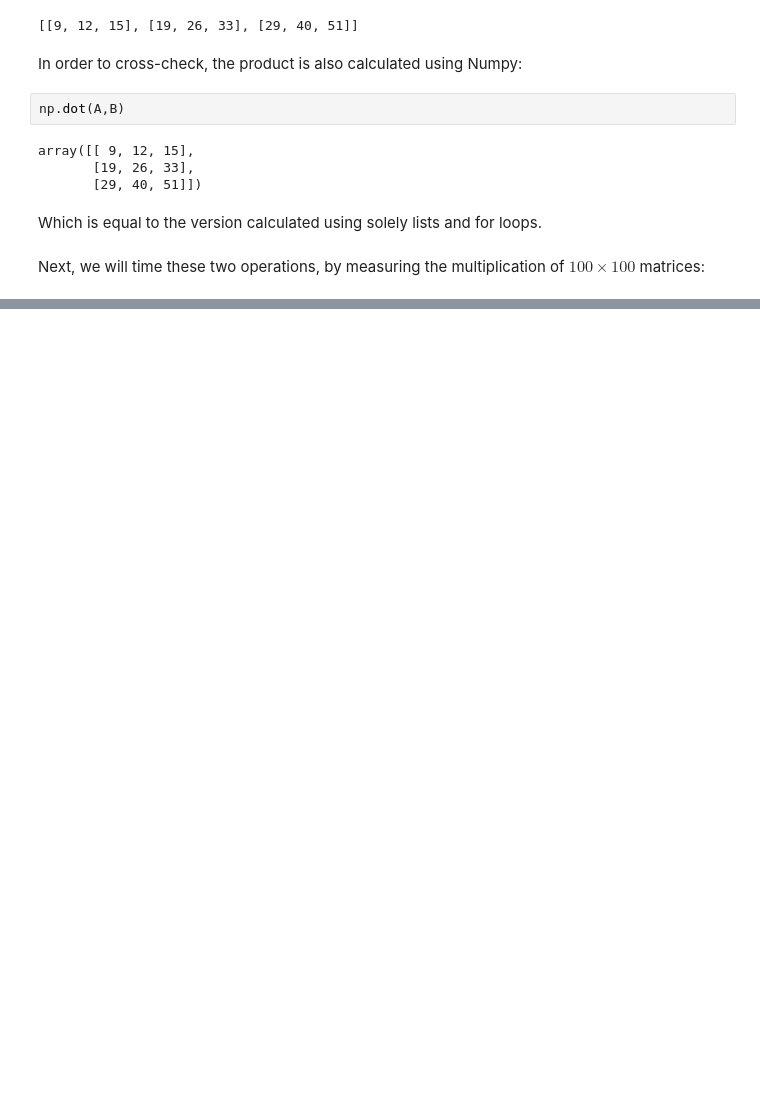
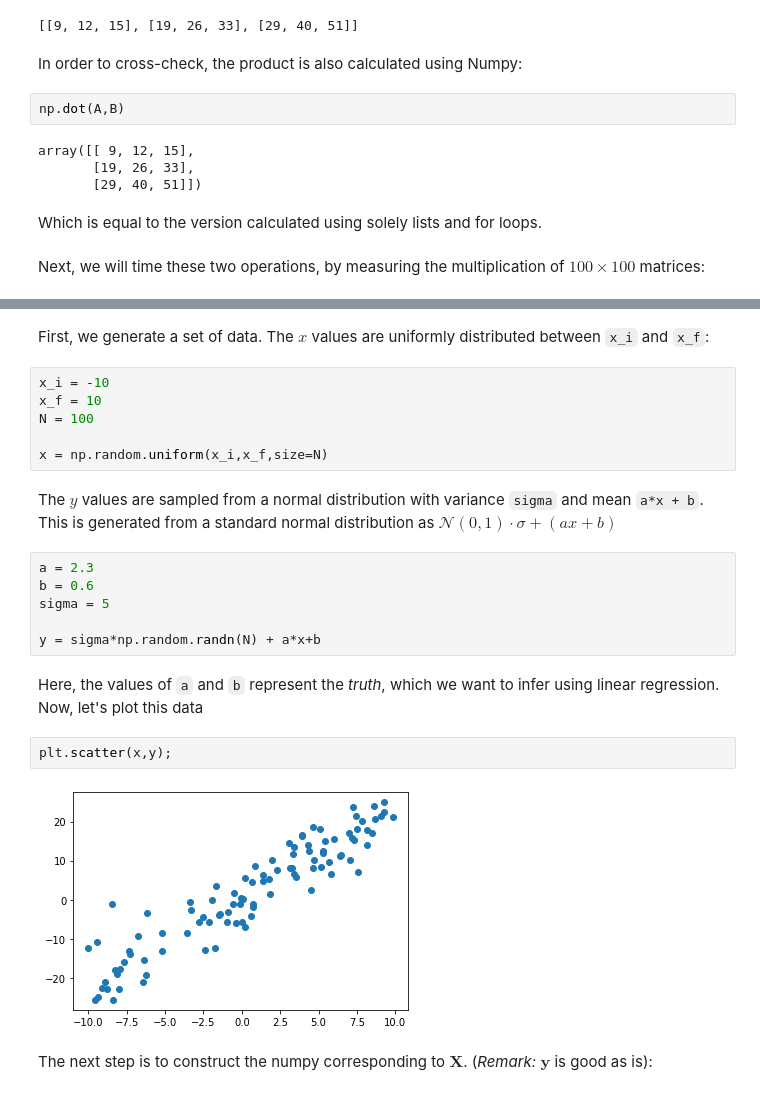
Before and after one commit to osuranyi/UdemyCourses, a Jupyter notebook: NumpyStack/Section2_Numpy.ipynb, the cells around one changed output, grey strips where cells are left out. Saved outputs shown, nothing was run; the diff lists cells and outputs as text; blank space fills up the shorter version.

Commit message:
NumPy stack courses updated - Section 2, linear regression added

```diff
--- a/NumpyStack/Section2_Numpy.ipynb
+++ b/NumpyStack/Section2_Numpy.ipynb
@@ -667,0 +750,24 @@ We found that numpy is much more faster, around a factor of 1000!
+# %% [markdown]
+First, we generate a set of data. The $x$ values are uniformly distributed between `x_i` and `x_f`:
+# %%
+x_i = -10
+x_f = 10
+N = 100
+
+x = np.random.uniform(x_i,x_f,size=N)
+# %% [markdown]
+The $y$ values are sampled from a normal distribution with variance `sigma` and mean `a*x + b`. This is generated from a standard normal distribution as $\mathcal{N}(0,1) \cdot \sigma + (ax+b)$
+# %%
+a = 2.3
+b = 0.6
+sigma = 5
+
+y = sigma*np.random.randn(N) + a*x+b
+# %% [markdown]
+Here, the values of `a` and `b` represent the *truth*, which we want to infer using linear regression. Now, let's plot this data
+# %%
+plt.scatter(x,y);
+# %% [output]
+[figure, added]
+# %% [markdown]
+The next step is to construct the numpy corresponding to $\mathbf{X}$. (*Remark:* $\mathbf{y}$ is good as is):
```
Also changed, not shown: parts of 24 cells of this notebook.
